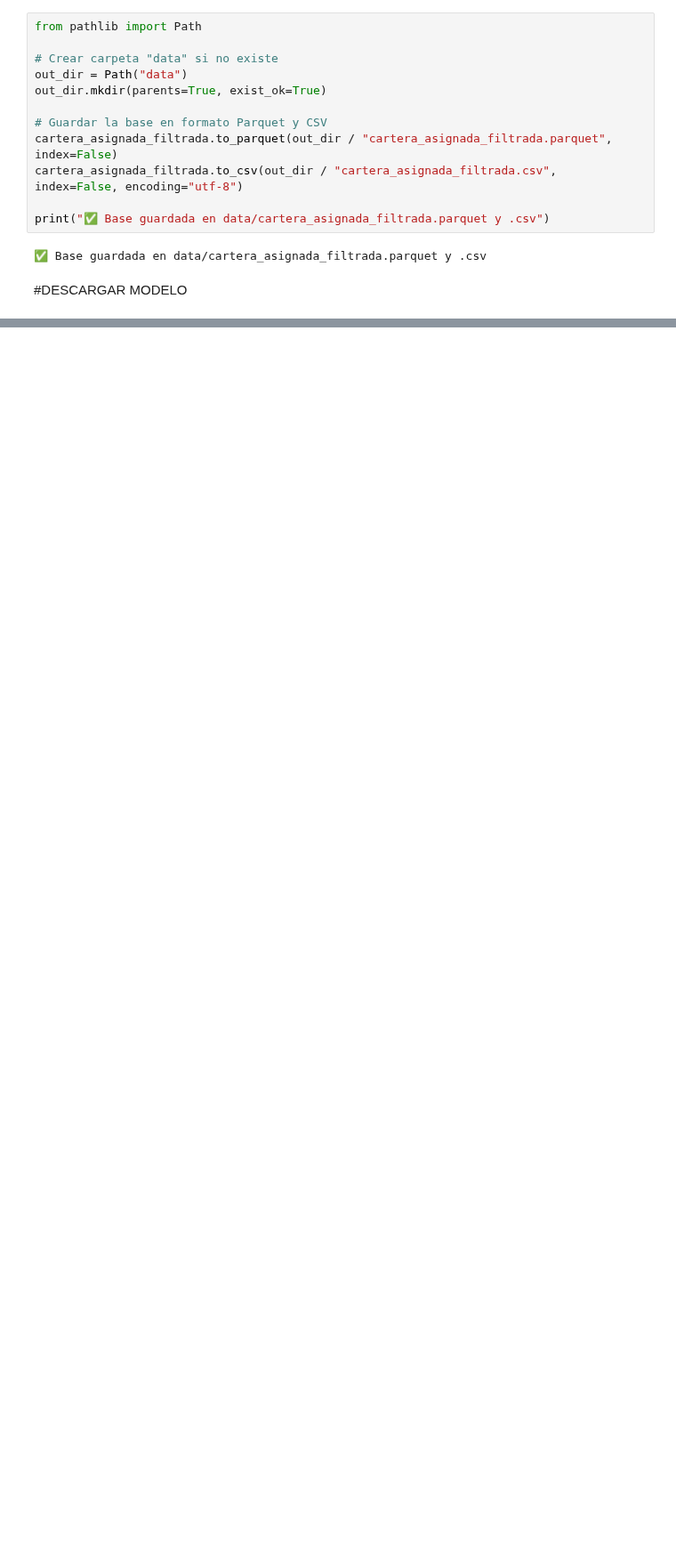
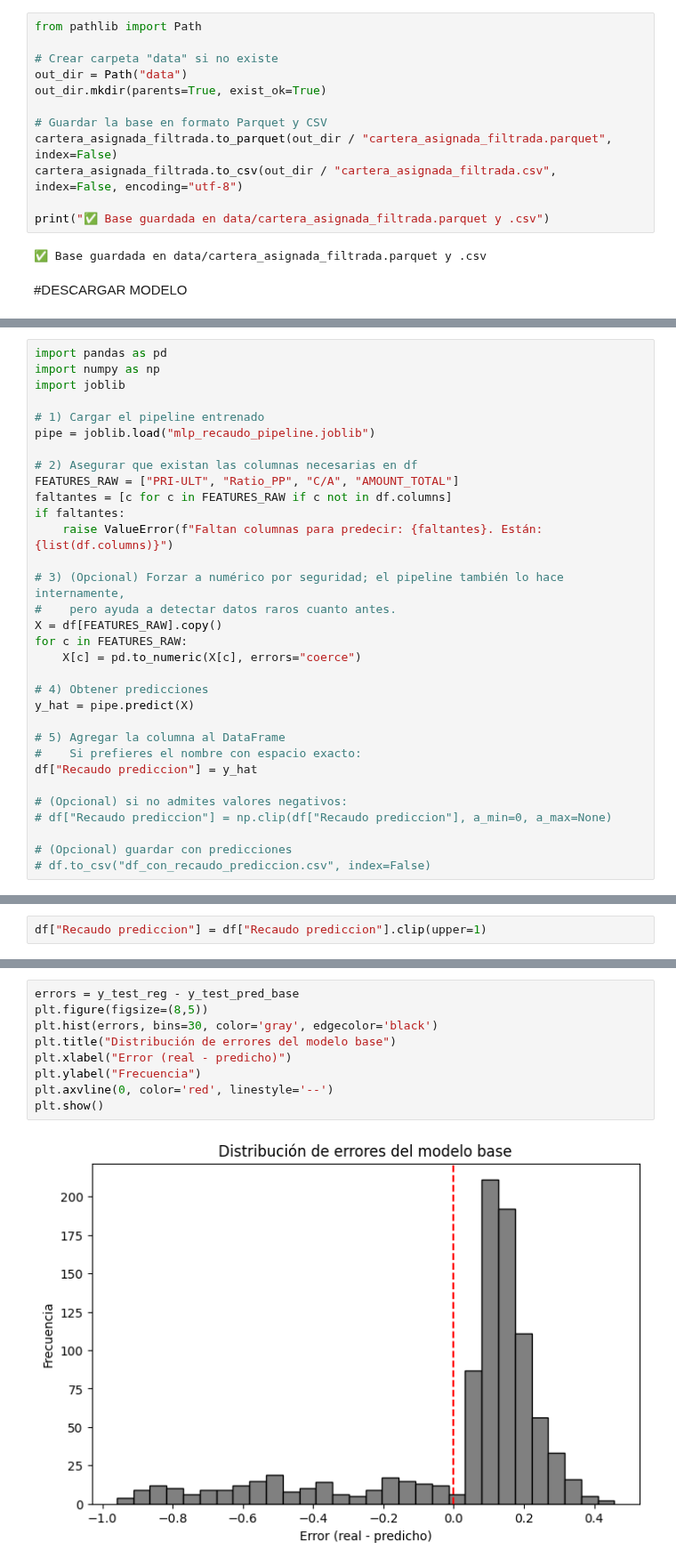
Before and after one commit to Robert1417/recaudo-app, a Jupyter notebook: Calculadora_Recaudo.ipynb, the cells around one changed output, grey strips where cells are left out. Shown at 89% size. Saved outputs shown, nothing was run; the diff lists cells and outputs as text; blank space fills up the shorter version.

```diff
--- a/Calculadora_Recaudo.ipynb
+++ b/Calculadora_Recaudo.ipynb
@@ -1200,0 +1326,32 @@ R²  : 0.053002
+# %%
+import pandas as pd
+import numpy as np
+import joblib
+
+# 1) Cargar el pipeline entrenado
+pipe = joblib.load("mlp_recaudo_pipeline.joblib")
+
+# 2) Asegurar que existan las columnas necesarias en df
+FEATURES_RAW = ["PRI-ULT", "Ratio_PP", "C/A", "AMOUNT_TOTAL"]
+faltantes = [c for c in FEATURES_RAW if c not in df.columns]
+if faltantes:
+    raise ValueError(f"Faltan columnas para predecir: {faltantes}. Están: {list(df.columns)}")
+
+# 3) (Opcional) Forzar a numérico por seguridad; el pipeline también lo hace internamente,
+#    pero ayuda a detectar datos raros cuanto antes.
+X = df[FEATURES_RAW].copy()
+for c in FEATURES_RAW:
+    X[c] = pd.to_numeric(X[c], errors="coerce")
+
+# 4) Obtener predicciones
+y_hat = pipe.predict(X)
+
+# 5) Agregar la columna al DataFrame
+#    Si prefieres el nombre con espacio exacto:
+df["Recaudo prediccion"] = y_hat
+
+# (Opcional) si no admites valores negativos:
+# df["Recaudo prediccion"] = np.clip(df["Recaudo prediccion"], a_min=0, a_max=None)
+
+# (Opcional) guardar con predicciones
+# df.to_csv("df_con_recaudo_prediccion.csv", index=False)
@@ -1200,0 +1374,2 @@ R²  : 0.053002
+# %%
+df["Recaudo prediccion"] = df["Recaudo prediccion"].clip(upper=1)
@@ -1200,0 +1817,11 @@ R²  : 0.053002
+# %%
+errors = y_test_reg - y_test_pred_base
+plt.figure(figsize=(8,5))
+plt.hist(errors, bins=30, color='gray', edgecolor='black')
+plt.title("Distribución de errores del modelo base")
+plt.xlabel("Error (real - predicho)")
+plt.ylabel("Frecuencia")
+plt.axvline(0, color='red', linestyle='--')
+plt.show()
+# %% [output]
+[figure, added]
```
Also changed, not shown: parts of 32 cells of this notebook.
